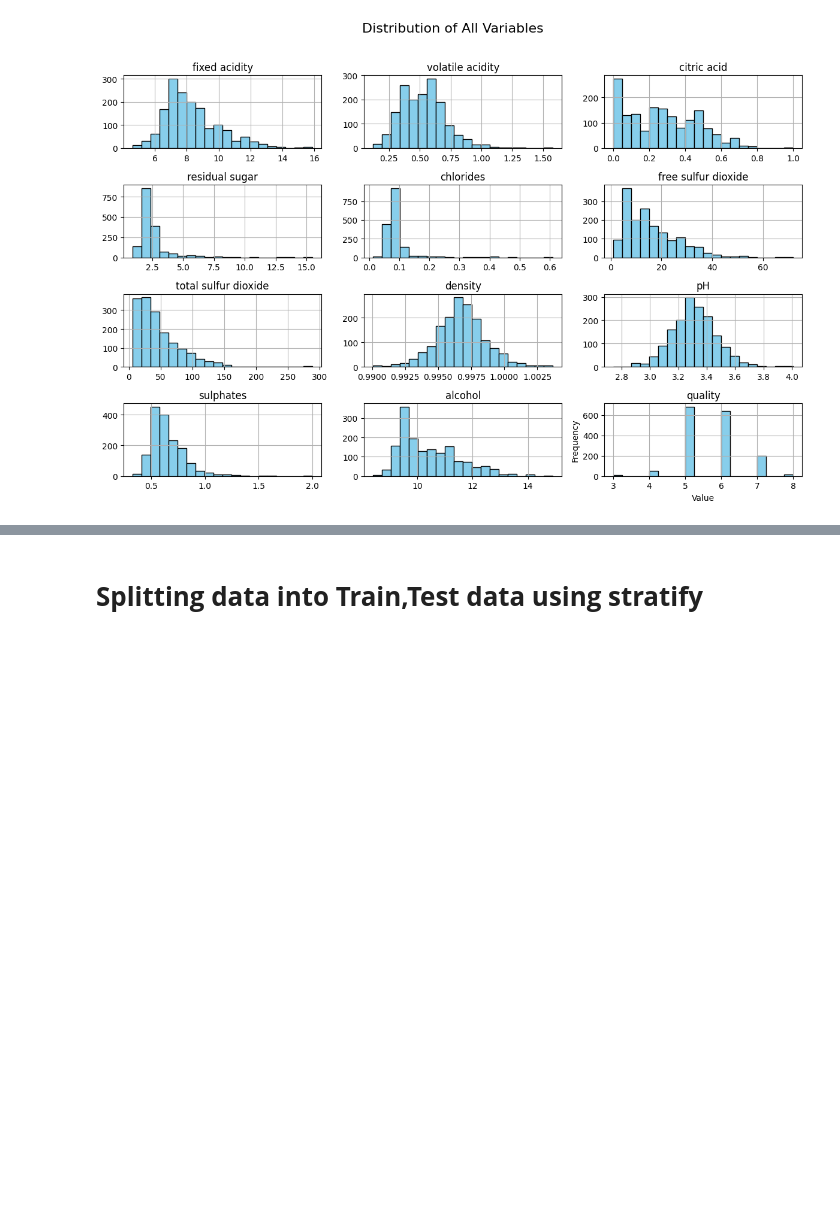
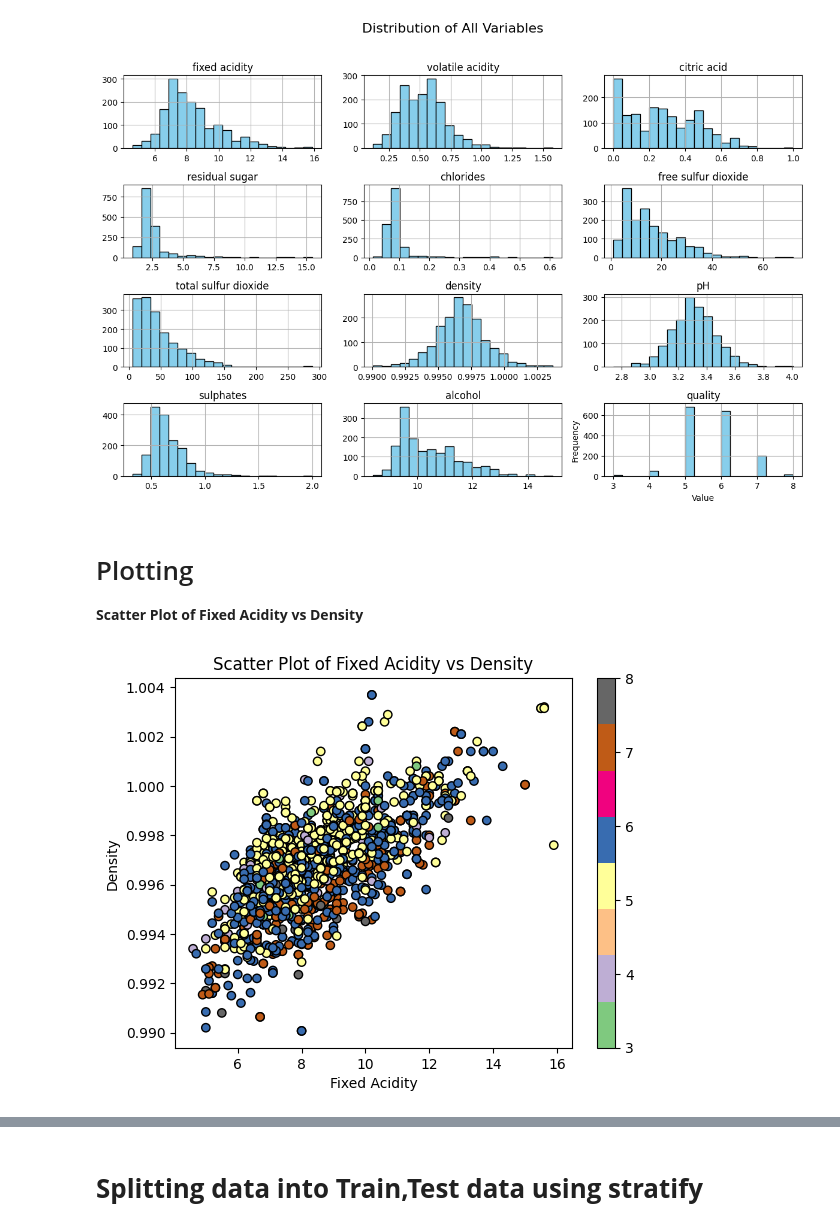
Before and after one commit to 22f2000792/MLP-prac, a Jupyter notebook: prac1.ipynb, the cells around one changed output, grey strips where cells are left out. Drawn from its saved outputs; the diff is of its cells as text; code cells hidden in the pictures; blank space fills up the shorter version.

Commit message:
plotting

```diff
--- a/prac1.ipynb
+++ b/prac1.ipynb
@@ -95,3 +95,15 @@ plt.tight_layout() # Adjust layout to prevent suptitle from overlapping
 plt.show()
 # %% [output]
 [figure]
+# %% [markdown]
+# Plotting
+**Scatter Plot of Fixed Acidity vs Density**
+# %%
+plt.scatter(data['fixed acidity'], data['density'],c=data['quality'], cmap='Accent', label='Train',edgecolors='black')
+plt.xlabel('Fixed Acidity')
+plt.ylabel('Density')
+plt.title('Scatter Plot of Fixed Acidity vs Density')
+plt.colorbar()
+plt.show()
+# %% [output]
+[figure, added]
```
Also changed, not shown: parts of 11 cells of this notebook.
